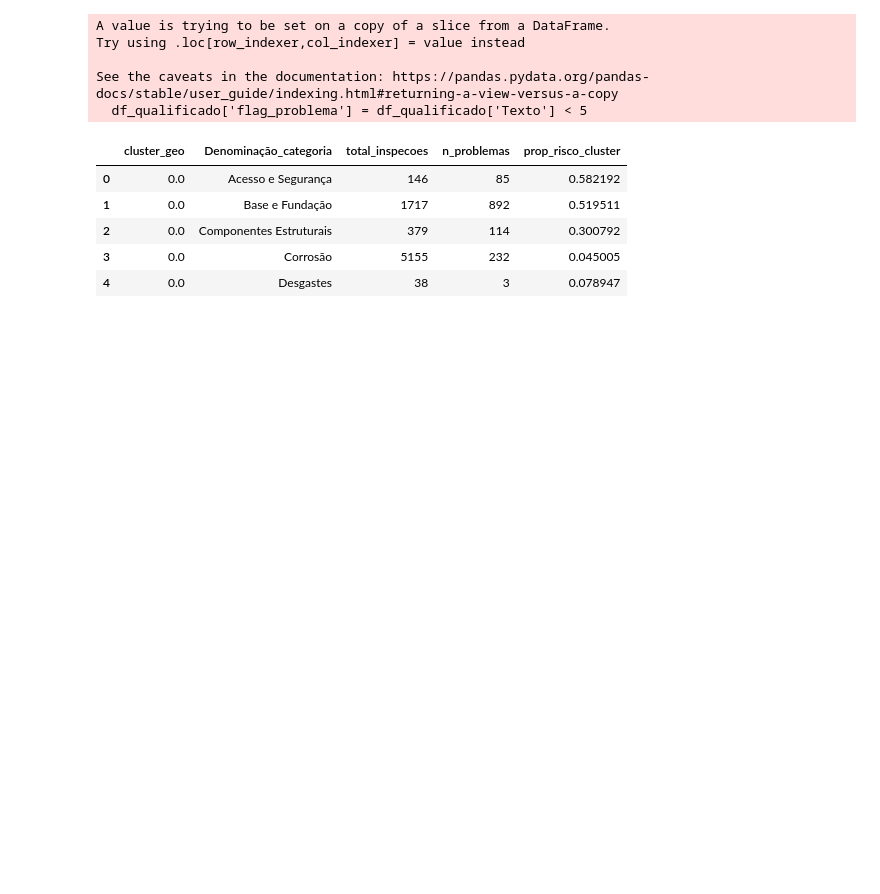
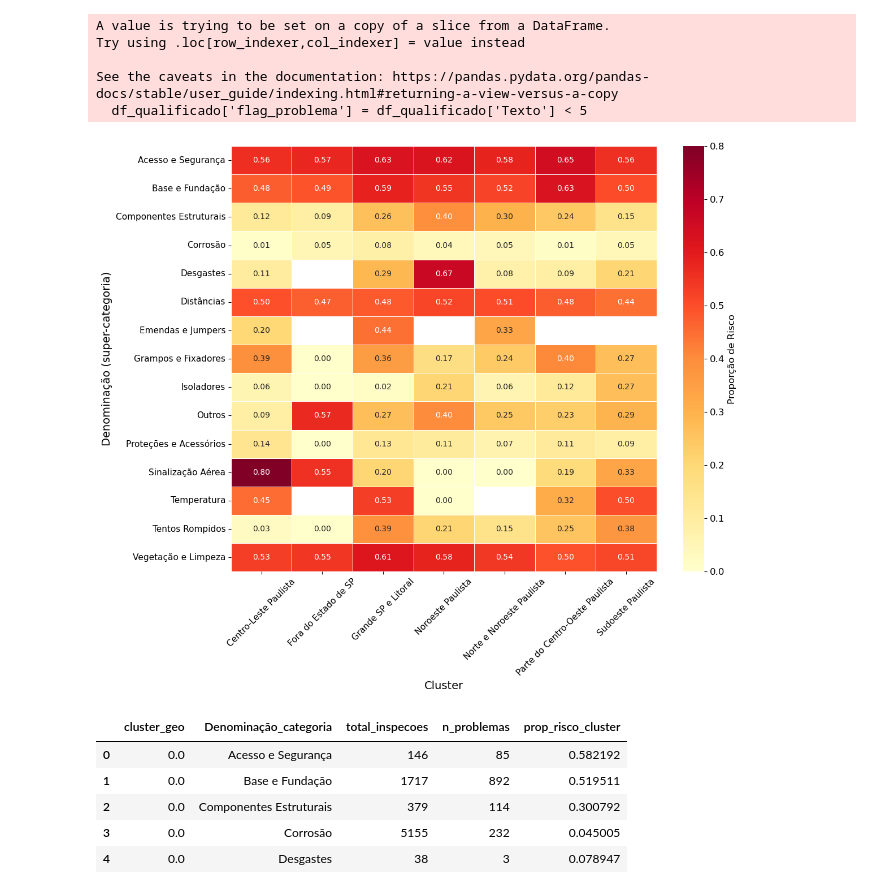
Before and after one commit to Andre-Sacilotti/SME0878-linhas-de-transmissao, a Jupyter notebook: 3_tratamento_espacial.ipynb, the cells around one changed output. Saved outputs shown, nothing was run; the diff lists cells and outputs as text; code cells hidden in the pictures; blank space fills up the shorter version.

```diff
--- a/3_tratamento_espacial.ipynb
+++ b/3_tratamento_espacial.ipynb
@@ -364 +427,48 @@ See the caveats in the documentation: https://pandas.pydata.org/pandas-docs/stab
+# %%
+import matplotlib.pyplot as plt
+import seaborn as sns
+
+# Create a copy of resumo with mapped cluster names
+resumo_mapped = resumo.copy()
+resumo_mapped['cluster_geo'] = resumo_mapped['cluster_geo'].map(map_lugar)
+
+# Pivot the dataframe to create a matrix suitable for a heatmap
+heatmap_data = resumo_mapped.pivot_table(
+    values='prop_risco_cluster',
+    index='Denominação_categoria',
+    columns='cluster_geo'
+)
+
+# Create a figure with appropriate size
+plt.figure(figsize=(12, 10))
+
+# Create the heatmap
+sns.heatmap(
+    heatmap_data,
+    cmap='YlOrRd',
+    annot=True,  # Show values in cells
+    fmt='.2f',   # Format as 2 decimal places
+    linewidths=.5,
+    cbar_kws={'label': 'Proporção de Risco'}
+)
+
+# Set title and labels
+# plt.title('Heatmap de Proporção de Risco por Categoria e Cluster', fontsize=14)
+plt.xlabel('Cluster', fontsize=14)
+plt.ylabel('Denominação (super-categoria)', fontsize=14)
+plt.xticks(rotation=45, fontsize=11)
+plt.yticks(rotation=0, fontsize=11)
+
+# Adjust colorbar label fontsize
+cbar = plt.gca().collections[0].colorbar
+cbar.ax.tick_params(labelsize=12)
+cbar.set_label('Proporção de Risco', fontsize=12)
+
+
+
+# Adjust layout and display
+plt.tight_layout()
+plt.savefig("./heatmap_risco_cluster.png")
+# %% [output]
+[figure, added]
 # %%
```
Also changed, not shown: parts of 7 cells of this notebook, 2 other files.
